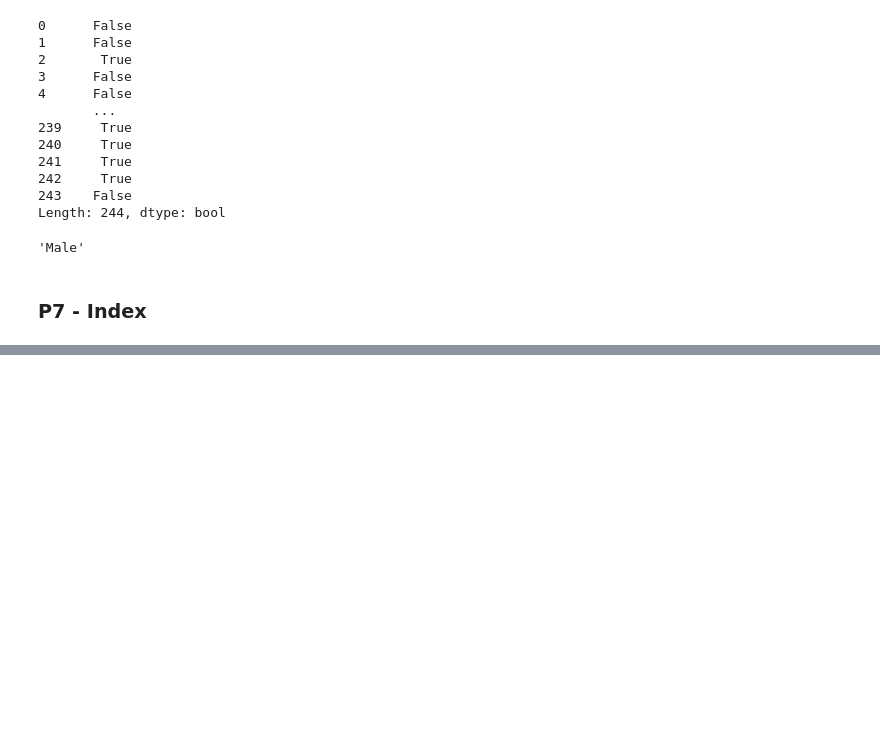
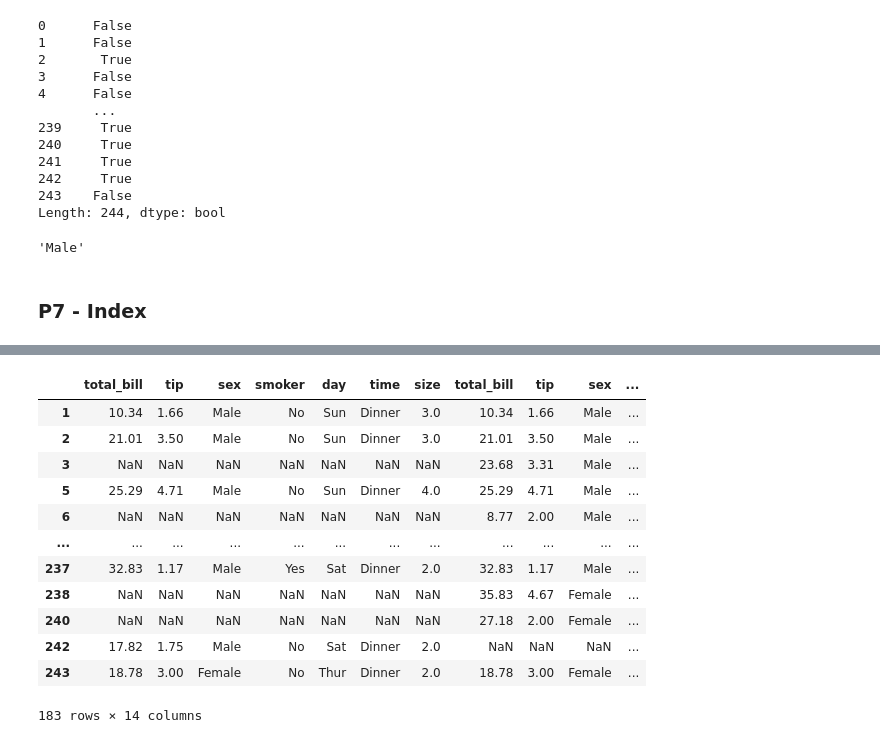
Before and after one commit to amin-torabi/learndataa, a Jupyter notebook: ds_beginner/pandas.ipynb, the cells around one changed output, grey strips where cells are left out. Drawn from its saved outputs; the diff is of its cells as text; code cells hidden in the pictures; blank space fills up the shorter version.

```diff
--- a/ds_beginner/pandas.ipynb
+++ b/ds_beginner/pandas.ipynb
@@ -235,3 +236,7 @@ tips['sex'].get(1)
 'Male'
 # %% [markdown]
 ### P7 - Index
+# %%
+# append
+
+tips.set_index("sex", append=True).head()
@@ -237,0 +253,3 @@ tips['sex'].get(1)
+# %%
+tips1 = tips.sample(frac=.5)
+tips2 = tips.sample(frac=.5)
@@ -237,0 +277,18 @@ tips['sex'].get(1)
+# %%
+# axis=1, join
+
+pd.concat([tips1, tips2], axis=1, join='outer')
+# %% [output]
+|  | total_bill | tip | sex | smoker | day | time | size | total_bill | tip | sex | ... |
+| 1 | 10.34 | 1.66 | Male | No | Sun | Dinner | 3.0 | 10.34 | 1.66 | Male | ... |
+| 2 | 21.01 | 3.50 | Male | No | Sun | Dinner | 3.0 | 21.01 | 3.50 | Male | ... |
+| 3 | NaN | NaN | NaN | NaN | NaN | NaN | NaN | 23.68 | 3.31 | Male | ... |
+| 5 | 25.29 | 4.71 | Male | No | Sun | Dinner | 4.0 | 25.29 | 4.71 | Male | ... |
+| 6 | NaN | NaN | NaN | NaN | NaN | NaN | NaN | 8.77 | 2.00 | Male | ... |
+| ... | ... | ... | ... | ... | ... | ... | ... | ... | ... | ... | ... |
+| 237 | 32.83 | 1.17 | Male | Yes | Sat | Dinner | 2.0 | 32.83 | 1.17 | Male | ... |
+| 238 | NaN | NaN | NaN | NaN | NaN | NaN | NaN | 35.83 | 4.67 | Female | ... |
+| 240 | NaN | NaN | NaN | NaN | NaN | NaN | NaN | 27.18 | 2.00 | Female | ... |
+| 242 | 17.82 | 1.75 | Male | No | Sat | Dinner | 2.0 | NaN | NaN | NaN | ... |
+| 243 | 18.78 | 3.00 | Female | No | Thur | Dinner | 2.0 | 18.78 | 3.00 | Female | ... |
+183 rows × 14 columns
```
Also changed, not shown: parts of 62 cells of this notebook.
